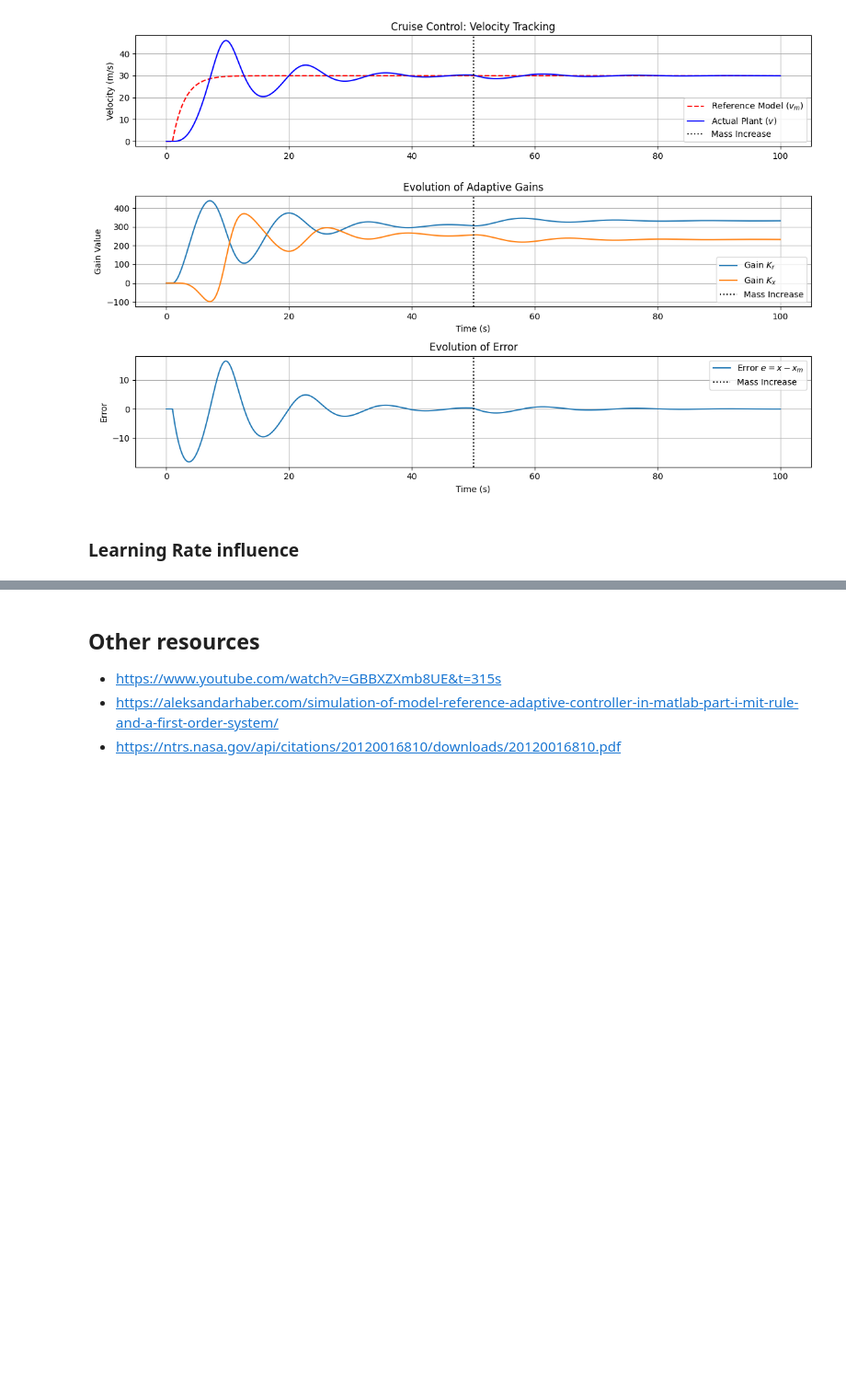
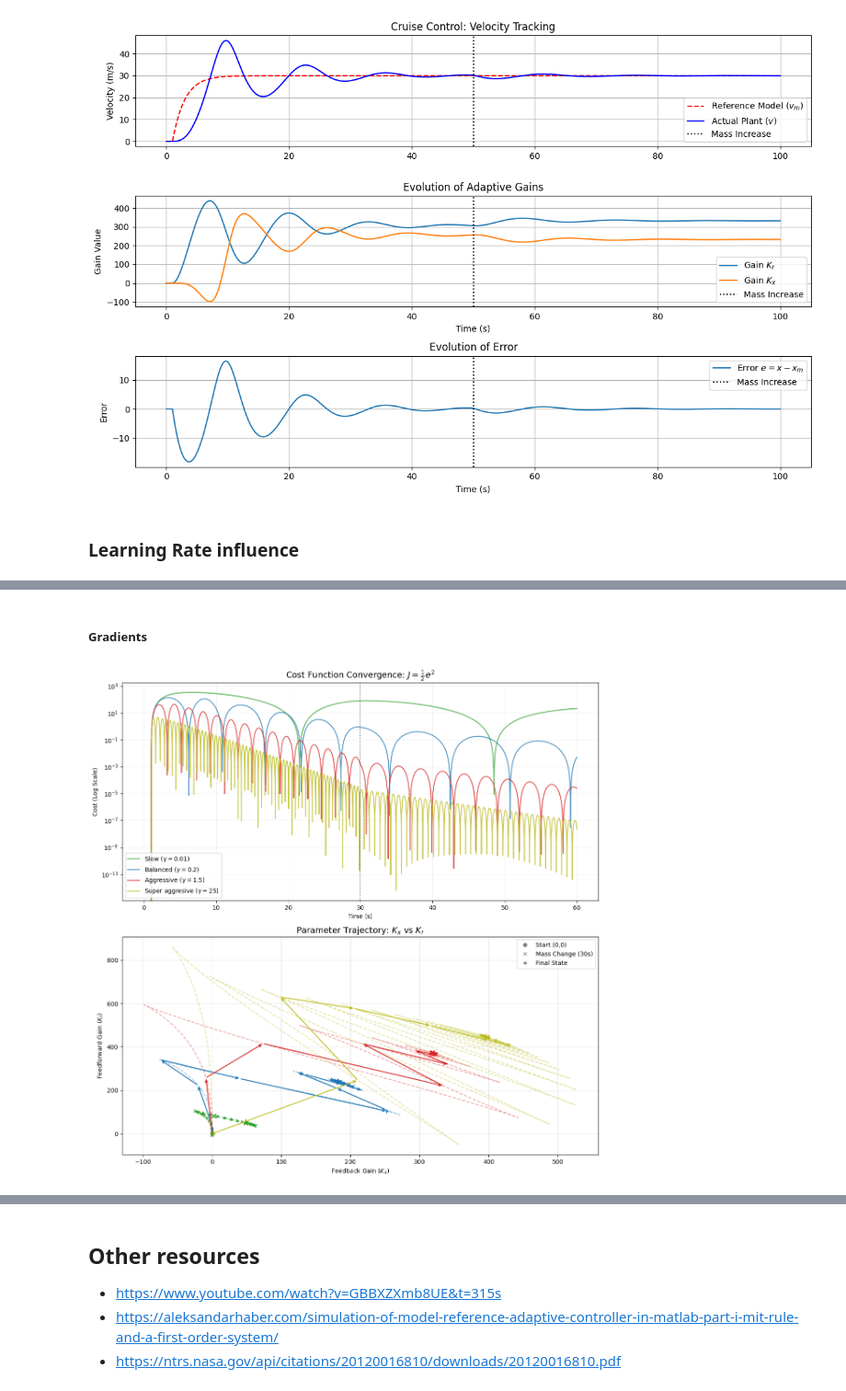
Before and after one commit to Mrjarkos/MRAC_Tutorial, a Jupyter notebook: 01_Introduction_to_MRAC.ipynb, the cells around one changed output, grey strips where cells are left out. Shown at 92% size. Saved outputs shown, nothing was run; the diff lists cells and outputs as text; code cells hidden in the pictures; blank space fills up the shorter version.

```diff
--- a/01_Introduction_to_MRAC.ipynb
+++ b/01_Introduction_to_MRAC.ipynb
@@ -452,0 +463,56 @@ plt.show()
+# %% [markdown]
+##### Gradients
+# %%
+fig, (ax1, ax2) = plt.subplots(2, 1, figsize=(12, 12))
+
+for g, l, c in zip(gammas, labels, colors):
+    hist = history[g]
+
+    # Cost Function over Time
+    ax1.plot(t, hist['cost'], label=l, color=c, alpha=0.8)
+
+    # Parameter Space (Kx vs Kr)
+    kx = np.array(hist['Kx'])
+    kr = np.array(hist['Kr'])
+
+    # Draw trajectory line
+    ax2.plot(kx, kr, color=c, alpha=0.4, linestyle='--')
+
+    # Add arrows to show direction (Downsampled for clarity)
+    skip = 200 # Draw arrow every 2 seconds
+    for i in range(0, len(kx) - skip, skip):
+        ax2.annotate('', xy=(kx[i+skip], kr[i+skip]), xytext=(kx[i], kr[i]),
+                     arrowprops=dict(arrowstyle='->', color=c, lw=1.5))
+
+    # Mark specific points
+    ax2.scatter(kx[0], kr[0], color=c, marker='o', s=40) # Start
+    idx_30s = int(30/0.01)
+    ax2.scatter(kx[idx_30s], kr[idx_30s], color=c, marker='x', s=60) # Mass Change
+    ax2.scatter(kx[-1], kr[-1], color=c, marker='*', s=100) # Final
+
+# Formatting Cost Plot
+ax1.set_yscale('log')
+ax1.set_title('Cost Function Convergence: $J = \\frac{1}{2}e^2$', fontsize=14)
+ax1.set_ylabel('Cost (Log Scale)')
+ax1.set_xlabel('Time (s)')
+ax1.axvline(x=30, color='k', linestyle=':', alpha=0.5)
+ax1.legend()
+ax1.grid(True, which="both", ls="-", alpha=0.2)
+
+# Formatting Parameter Plot
+ax2.set_title('Parameter Trajectory: $K_x$ vs $K_r$', fontsize=14)
+ax2.set_xlabel('Feedback Gain ($K_x$)')
+ax2.set_ylabel('Feedforward Gain ($K_r$)')
+ax2.grid(True, alpha=0.3)
+
+# Add a manual legend for markers to the second plot
+from matplotlib.lines import Line2D
+legend_elements = [Line2D([0], [0], marker='o', color='gray', label='Start (0,0)', linestyle='None'),
+                   Line2D([0], [0], marker='x', color='gray', label='Mass Change (30s)', linestyle='None'),
+                   Line2D([0], [0], marker='*', color='gray', label='Final State', linestyle='None')]
+ax2.legend(handles=legend_elements + ax2.get_legend_handles_labels()[0])
+
+plt.tight_layout()
+plt.show()
+# %% [output]
+[figure, added]
```
Also changed, not shown: parts of 3 cells of this notebook.
